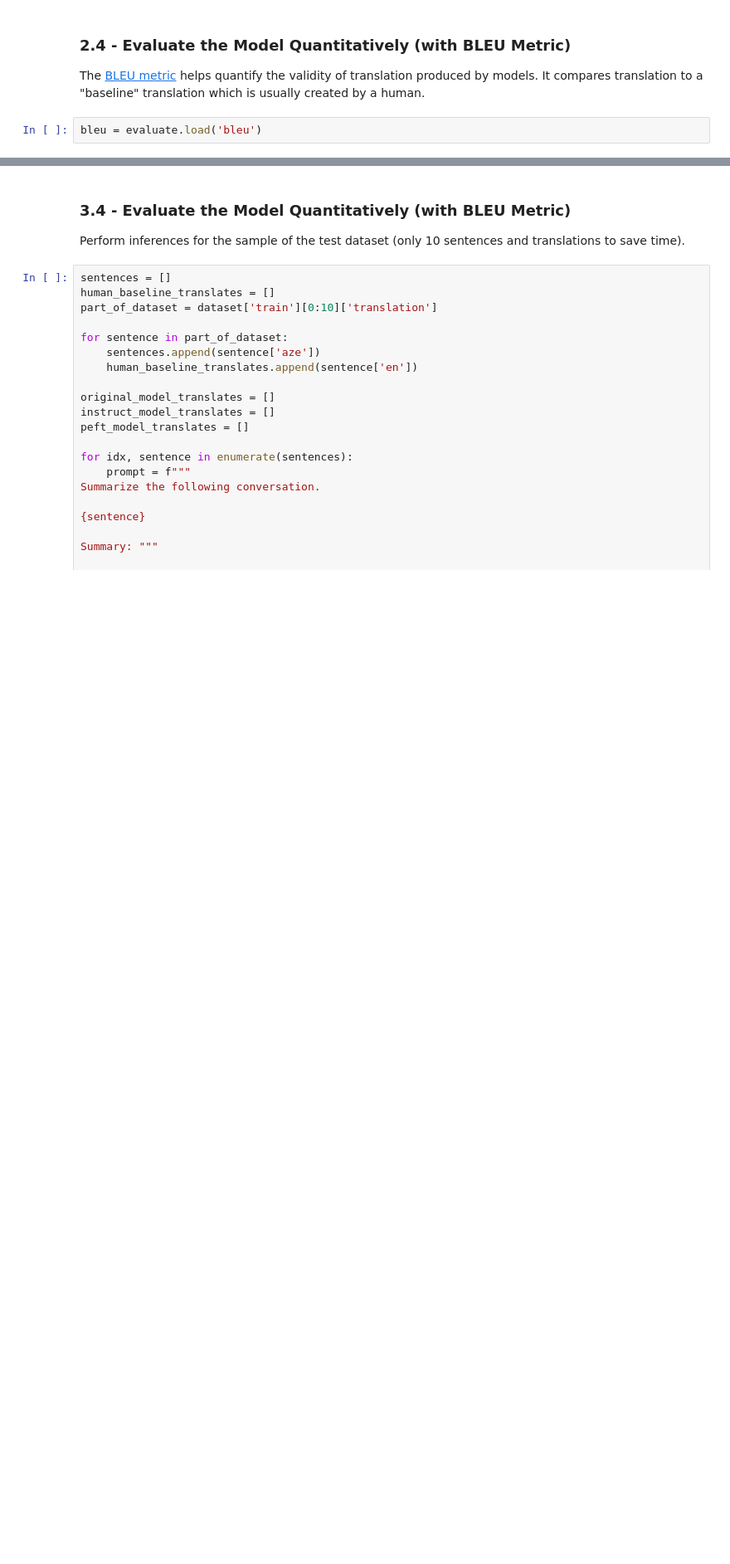
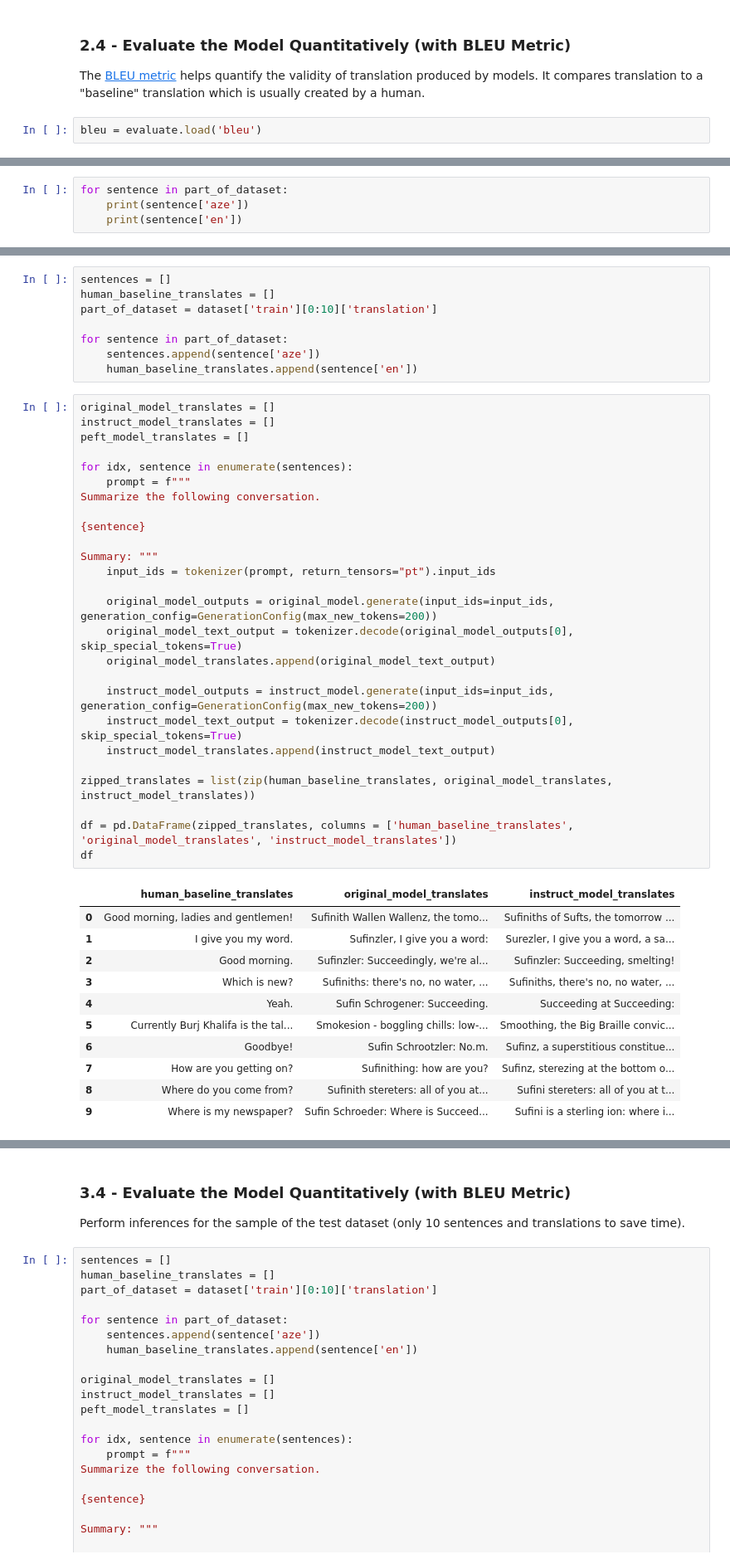
Before and after one commit to Jalilnkh/My-Daily-Python-Learning, a Jupyter notebook: Generative AI Project (Machine Translation)/Fine_tune_LLMs_for_MT.ipynb, the cells around one changed output, grey strips where cells are left out. Shown: that part at 83% size. Cells and saved outputs as stored; diff of their text form; blank space fills up the shorter version.

```diff
--- a/Generative AI Project (Machine Translation)/Fine_tune_LLMs_for_MT.ipynb
+++ b/Generative AI Project (Machine Translation)/Fine_tune_LLMs_for_MT.ipynb
@@ -328,0 +331,4 @@ bleu = evaluate.load('bleu')
+# %%
+for sentence in part_of_dataset:
+    print(sentence['aze'])
+    print(sentence['en'])
@@ -328,0 +356,46 @@ bleu = evaluate.load('bleu')
+# %%
+sentences = []
+human_baseline_translates = []
+part_of_dataset = dataset['train'][0:10]['translation']
+
+for sentence in part_of_dataset:
+    sentences.append(sentence['aze'])
+    human_baseline_translates.append(sentence['en'])
+# %%
+original_model_translates = []
+instruct_model_translates = []
+peft_model_translates = []
+
+for idx, sentence in enumerate(sentences):
+    prompt = f"""
+Summarize the following conversation.
+
+{sentence}
+
+Summary: """
+    input_ids = tokenizer(prompt, return_tensors="pt").input_ids
+
+    original_model_outputs = original_model.generate(input_ids=input_ids, generation_config=GenerationConfig(max_new_tokens=200))
+    original_model_text_output = tokenizer.decode(original_model_outputs[0], skip_special_tokens=True)
+    original_model_translates.append(original_model_text_output)
+
+    instruct_model_outputs = instruct_model.generate(input_ids=input_ids, generation_config=GenerationConfig(max_new_tokens=200))
+    instruct_model_text_output = tokenizer.decode(instruct_model_outputs[0], skip_special_tokens=True)
+    instruct_model_translates.append(instruct_model_text_output)
+
+zipped_translates = list(zip(human_baseline_translates, original_model_translates, instruct_model_translates))
+
+df = pd.DataFrame(zipped_translates, columns = ['human_baseline_translates', 'original_model_translates', 'instruct_model_translates'])
+df
+# %% [output]
+|  | human_baseline_translates | original_model_translates | instruct_model_translates |
+| 0 | Good morning, ladies and gentlemen! | Sufinith Wallen Wallenz, the tomo... | Sufiniths of Sufts, the tomorrow ... |
+| 1 | I give you my word. | Sufinzler, I give you a word: | Surezler, I give you a word, a sa... |
+| 2 | Good morning. | Sufinzler: Succeedingly, we're al... | Sufinzler: Succeeding, smelting! |
+| 3 | Which is new? | Sufiniths: there's no, no water, ... | Sufiniths, there's no, no water, ... |
+| 4 | Yeah. | Sufin Schrogener: Succeeding. | Succeeding at Succeeding: |
+| 5 | Currently Burj Khalifa is the tal... | Smokesion - boggling chills: low-... | Smoothing, the Big Braille convic... |
+| 6 | Goodbye! | Sufin Schrootzler: No.m. | Sufinz, a superstitious constitue... |
+| 7 | How are you getting on? | Sufinithing: how are you? | Sufinz, sterezing at the bottom o... |
+| 8 | Where do you come from? | Sufinith stereters: all of you at... | Sufini stereters: all of you at t... |
+| 9 | Where is my newspaper? | Sufin Schroeder: Where is Succeed... | Sufini is a sterling ion: where i... |
```
Also changed, not shown: parts of 4 cells of this notebook.
